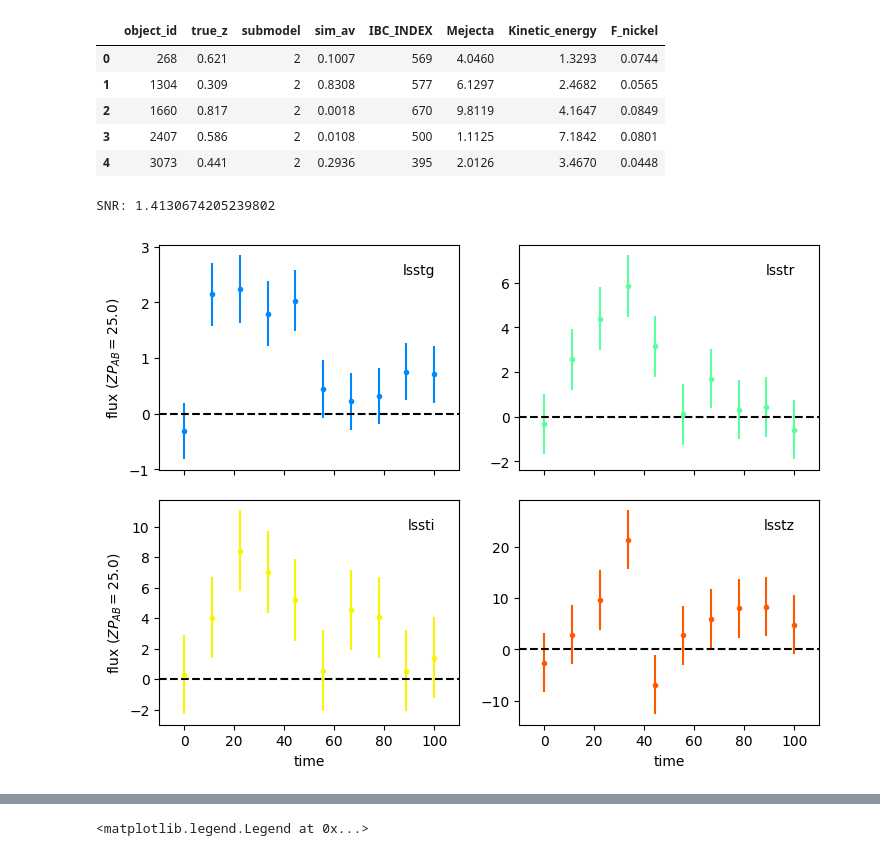
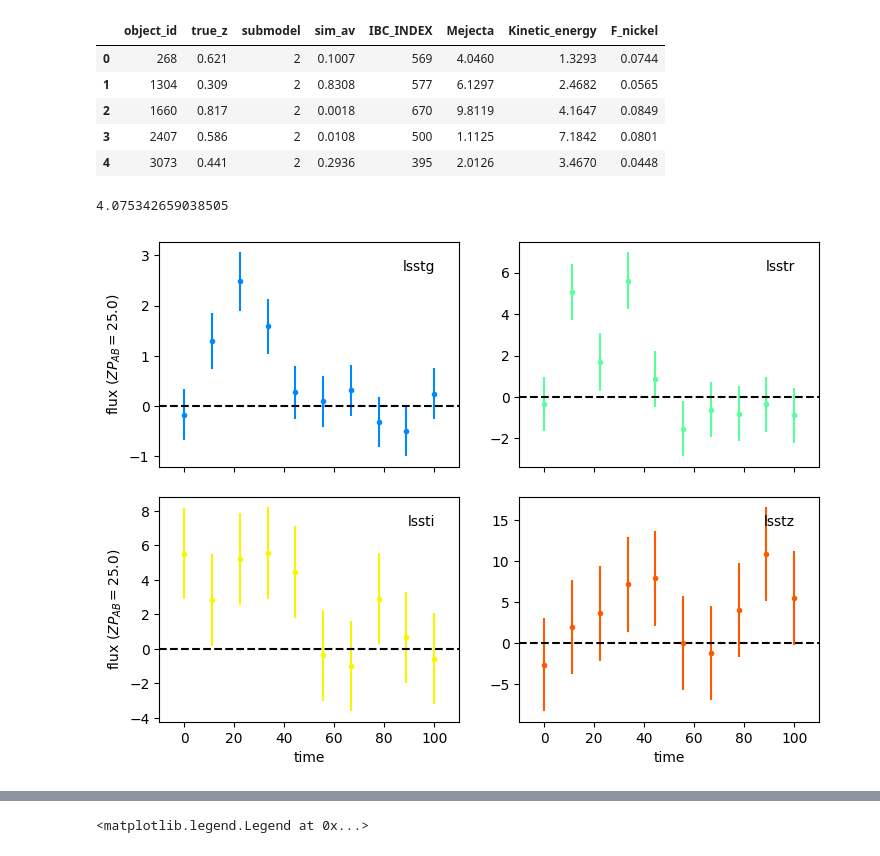
Before and after one commit to asmuzsoy/beams_ext, a Jupyter notebook: fit_many_sne.ipynb, the cells around one changed output, grey strips where cells are left out. Cells and saved outputs as stored; diff of their text form; code cells hidden in the pictures.

```diff
--- a/fit_many_sne.ipynb
+++ b/fit_many_sne.ipynb
@@ -147,7 +147,10 @@ class ArnettSource(sncosmo.Source):
         radius = np.sqrt(luminosities / (STEF_CONST * temperature**4))
         radius = radius.to(u.cm)
 
-        fluxes = self._blackbody_flux(temperature, radius, wvs) # this is a luminosity density
+        # fluxes = self._blackbody_flux(temperature, radius, wvs) # this is a luminosity density
+
+        fluxes = self._blackbody_flux(temperature, radius, wvs / (1 + redshift)) # this is a luminosity density
+
         fluxes[t < texp,:] = 0.* u.kg *u.m / u.s**3
 
 
@@ -155,7 +158,7 @@ class ArnettSource(sncosmo.Source):
         z = redshift * cu.redshift
         d_cm = z.to(u.cm, cu.redshift_distance(cosmo, kind="luminosity"))
         flux_density = fluxes / (4 * np.pi * d_cm**2)
-        return flux_density
+        return flux_density / (1 + redshift)
 
 
     def _flux(self, phase, wave):
@@ -224,8 +227,8 @@ def simulate_ibc(true_z, texp, mej, fni, vej):
 
 
     # calculate SNR in r band
-    snr = np.mean(np.abs(lcs[0]["flux"][r_band_mask]) / lcs[0]["fluxerr"][r_band_mask])
-    print("SNR:", snr)
+    # snr = np.mean(np.abs(lcs[0]["flux"][r_band_mask]) / lcs[0]["fluxerr"][r_band_mask])
+    # print("SNR:", snr)
     # mej = (mej * u.Msun).to(u.g)
     # vej = vej * u.km/u.s
     # opac = 0.1 *u.cm * u.cm/u.g
@@ -238,12 +241,14 @@ def simulate_ibc(true_z, texp, mej, fni, vej):
 # %%
 # light_curve = simulate_ibc(0.05, 0, 3, 0.1, 10000)
 # light_curve = simulate_ibc(0.116, 5.76, 0.4841, 0.0309, 37270.73384139233)
 # light_curve = simulate_ibc(0.116, 2.4, 0.4841, 0.0309, 37270.73384139233)
 
 light_curve = simulate_ibc(0.18, 0, 5.4863 , 0.0456, 10416.298485236222)
+r_band_mask = light_curve[0]['band'] == 'lsstr'
+print(np.max(light_curve[0]["flux"][r_band_mask] / light_curve[0]["fluxerr"][r_band_mask]))
 
 
 sncosmo.plot_lc(light_curve[0]);
 # %% [output]
-SNR: 1.4130674205239802
+4.075342659038505
-[figure, old version]
+[figure, new version]
```
Also changed, not shown: parts of 23 cells of this notebook, 1 other file.
